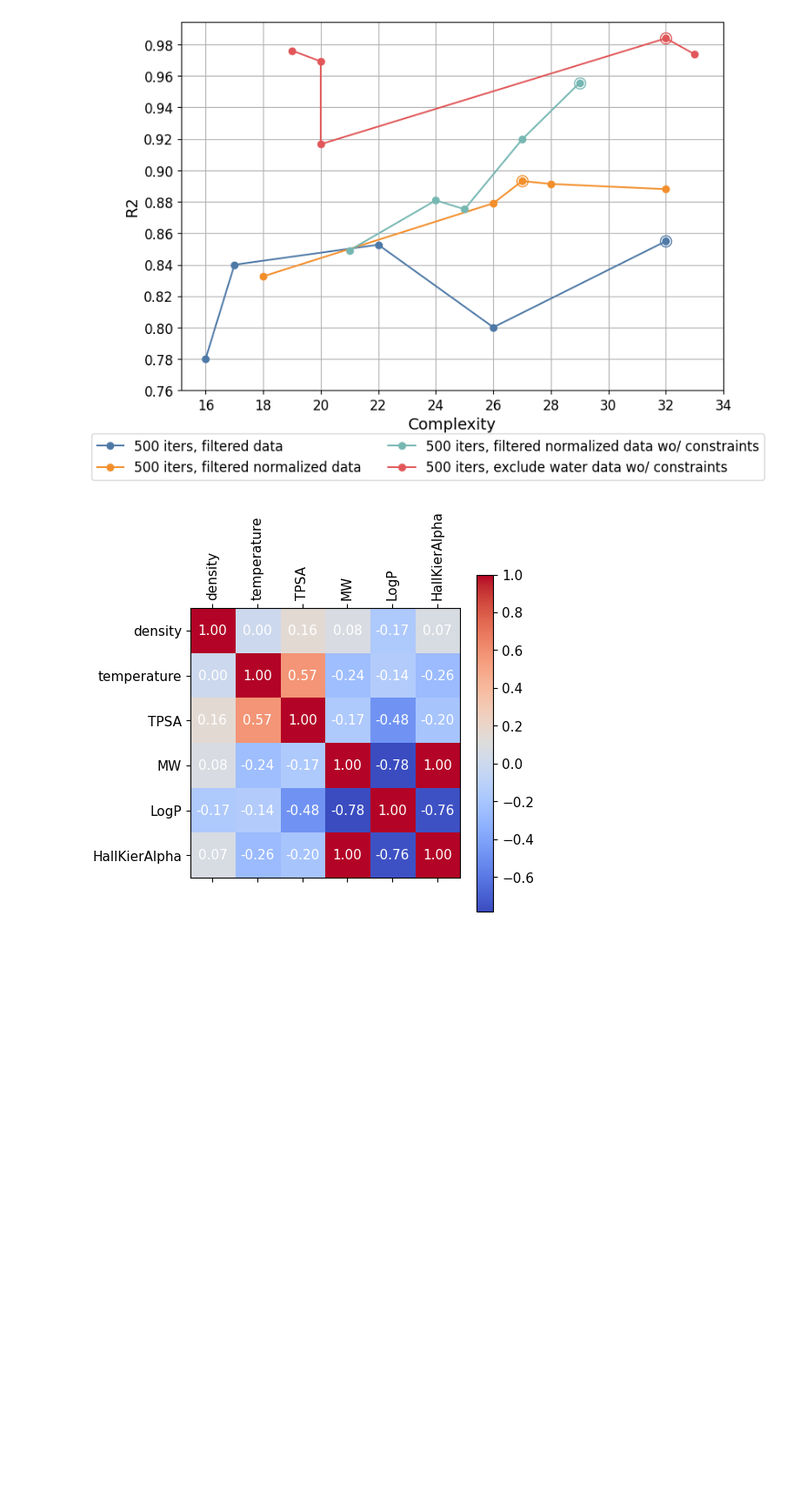
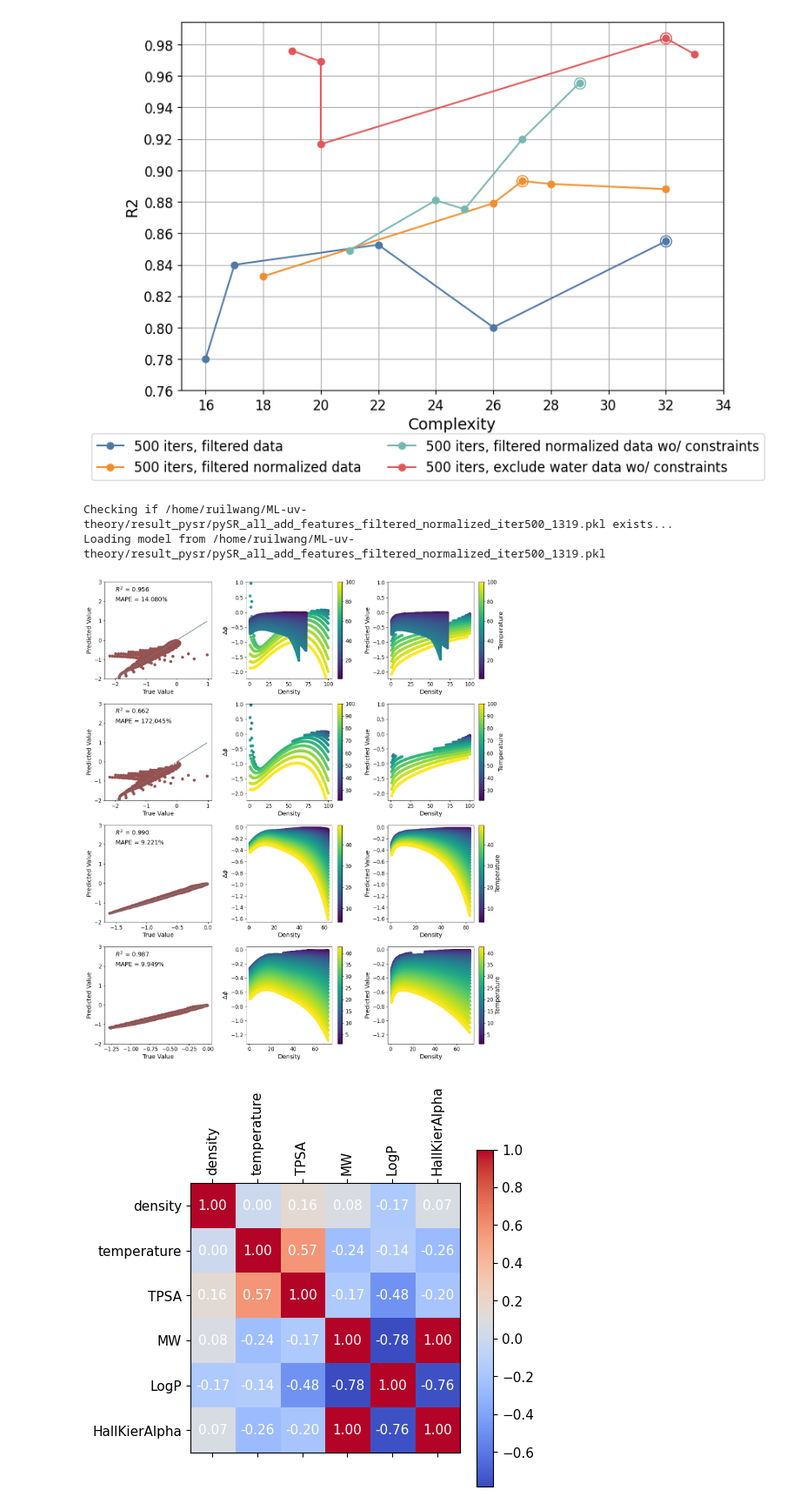
Before and after one commit to RuilongWang1215/ML-uv-theory, a Jupyter notebook: test_ml.ipynb, the cells around one changed output. Shown at 87% size. Drawn from its saved outputs; the diff is of its cells as text; code cells hidden in the pictures; blank space fills up the shorter version.

```diff
--- a/test_ml.ipynb
+++ b/test_ml.ipynb
@@ -87,8 +88,8 @@ def regression_plot(y_origin, y_pred):
     plt.xlabel('True Value')
     r2 = r2_score(y_origin, y_pred)
     MAPE = error_percentage(y_origin, y_pred)
-    #plt.text(0.1, 0.9, f'$R^2$ = {r2:.2f}', transform=plt.gca().transAxes)
-    #plt.text(0.1, 0.8, f'MAPE = {MAPE:.2f}%', transform=plt.gca().transAxes)
+    plt.text(0.1, 0.9, f'$R^2$ = {r2:.3f}', transform=plt.gca().transAxes)
+    plt.text(0.1, 0.8, f'MAPE = {MAPE:.3f}%', transform=plt.gca().transAxes)
     plt.ylim(-2,3)
     plt.plot(y_origin, y_origin, color='slategray', linestyle='--')
 
@@ -101,22 +102,22 @@ def plot_predict(model, data):
     regression_plot(data['delta_phi'], y)
 
     plt.subplot(4, 3, 2)
+    plt.title('True Value')
     ymax = max(y.max(), data['delta_phi'].max()) + 0.05
     ymin = min(y.min(), data['delta_phi'].min()) - 0.05
     scatter = plt.scatter(data['density'], data['delta_phi'], c=data['temperature'], cmap='viridis')
     color_bar = plt.colorbar(scatter)
     plt.xlabel('Density')
-    #plt.ylim(ymin, ymax)
-    plt.ylim(-2,3)
+    plt.ylim(ymin, ymax)
     plt.ylabel('$\\Delta \\phi$')
 
     plt.subplot(4, 3, 3)
+    plt.title('Predicted Value')
     scatter = plt.scatter(data['density'], y, c=data['temperature'], cmap='viridis')
     color_bar = plt.colorbar(scatter)
     color_bar.set_label('Temperature')
     plt.xlabel('Density')
-    #plt.ylim(ymin, ymax)
-    plt.ylim(-2,3)
+    plt.ylim(ymin, ymax)
     plt.ylabel('Predicted Value')
 
     unique_mw = data['MW'].unique()
@@ -345,6 +381,15 @@ plt.subplots_adjust(bottom=0.2)  # Adjust bottom to make space for the legend
 plt.show()
 # %% [output]
 [figure]
+# %%
+file_name = 'pySR_all_add_features_filtered_normalized_iter500_1319'
+data_p = filter_normalized_data
+model = PySRRegressor.from_file(f'{base_path}/result_pysr/{file_name}.pkl')
+plot_predict(model, data_p)
+# %% [output]
+Checking if /home/ruilwang/ML-uv-theory/result_pysr/pySR_all_add_features_filtered_normalized_iter500_1319.pkl exists...
+Loading model from /home/ruilwang/ML-uv-theory/result_pysr/pySR_all_add_features_filtered_normalized_iter500_1319.pkl
+[figure, added]
 # %%
 # calculate the person correlation coefficient of X
 # plot the heatmap of the correlation matrix, show the correlation coefficient value in the heatmap
```
Also changed, not shown: parts of 8 cells of this notebook, 59 other files.
